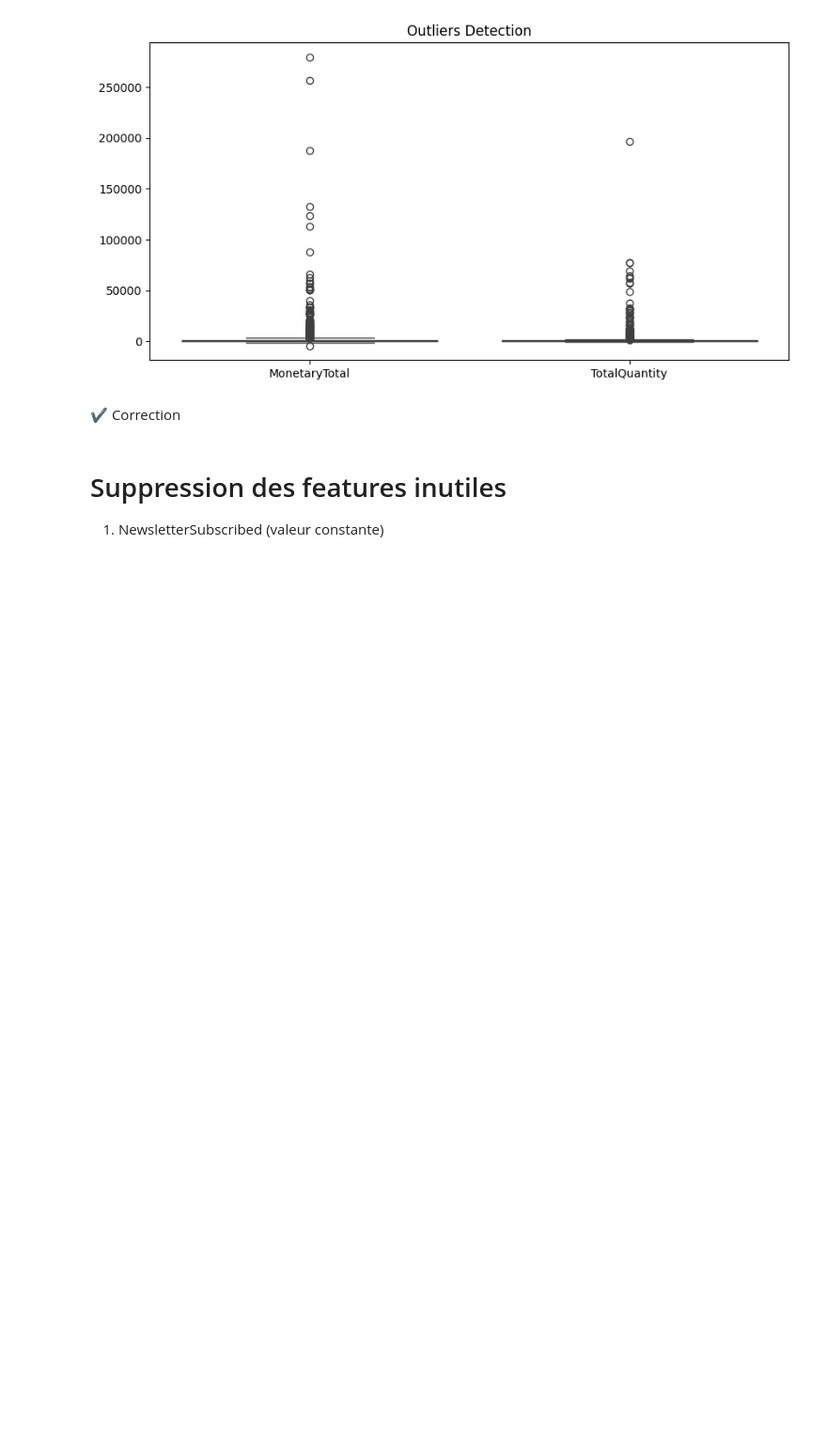
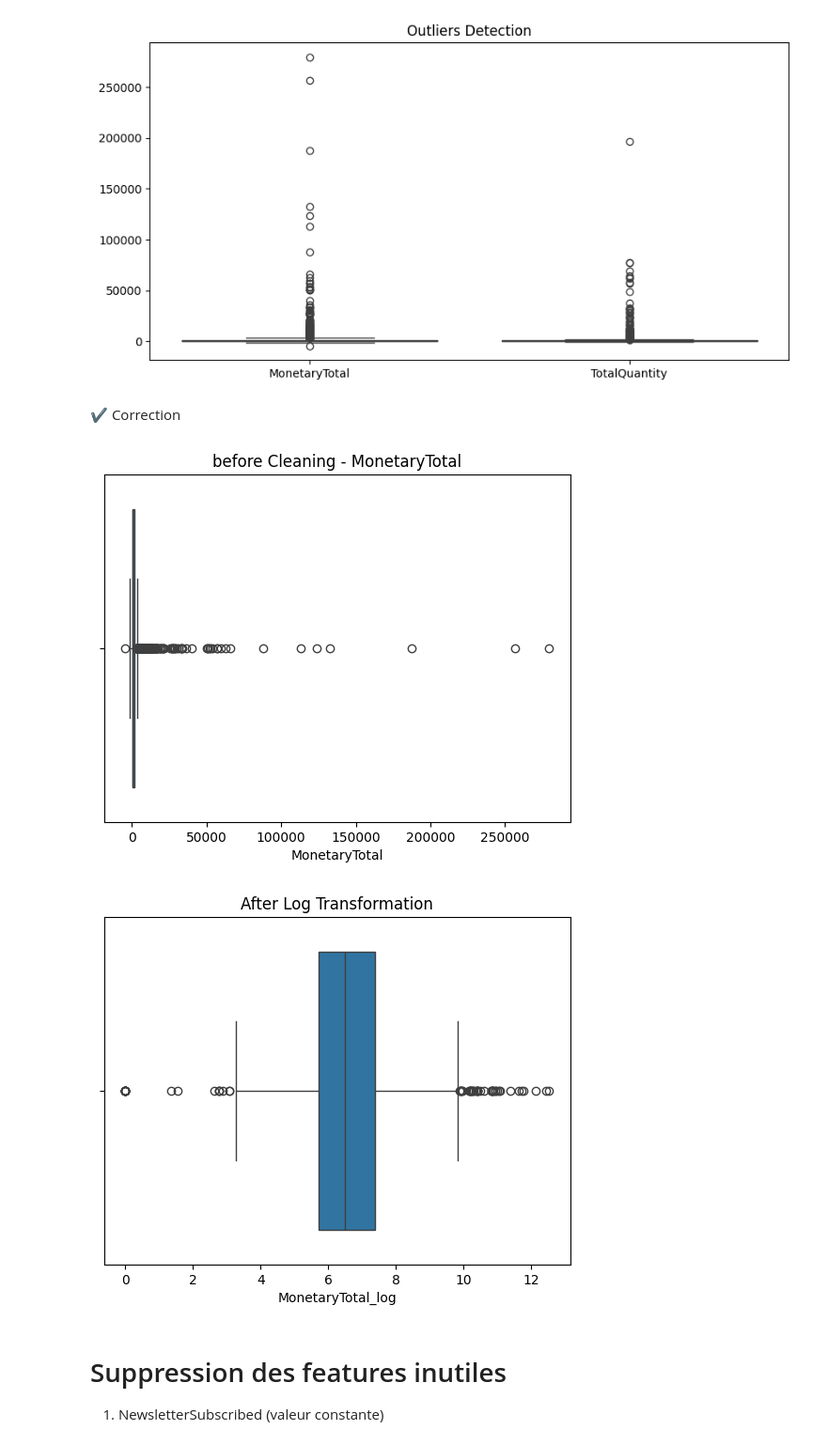
Before and after one commit to ram03roum/projetML, a Jupyter notebook: notebooks/02_cleaning.ipynb, the cells around one changed output. Shown at 94% size. Drawn from its saved outputs; the diff is of its cells as text; code cells hidden in the pictures; blank space fills up the shorter version.

```diff
--- a/notebooks/02_cleaning.ipynb
+++ b/notebooks/02_cleaning.ipynb
@@ -74,4 +74,4 @@ df['AvgDaysBetweenPurchases'] = df['AvgDaysBetweenPurchases'].fillna(
 3. MonetaryTotal_log
 # %%
 df['MonetaryTotal_log'] = np.log1p(df['MonetaryTotal'])
-df.fillna(0, inplace=True)
+df = df.fillna(df.median(numeric_only=True))
@@ -139,6 +125,16 @@ plt.show()
 # %%
 df['TotalQuantity'] = df['TotalQuantity'].clip(lower=0)
 df['MinQuantity'] = df['MinQuantity'].clip(lower=0)
+# %%
+sns.boxplot(x=df['MonetaryTotal'])
+plt.title("before Cleaning - MonetaryTotal")
+plt.show()
+sns.boxplot(x=df['MonetaryTotal_log'])
+plt.title("After Log Transformation")
+plt.show()
+# %% [output]
+[figure, added]
+[figure, added]
 # %% [markdown]
 # Suppression des features inutiles
 1. NewsletterSubscribed (valeur constante)
```
Also changed, not shown: parts of 1 cell of this notebook, 27 other files.
